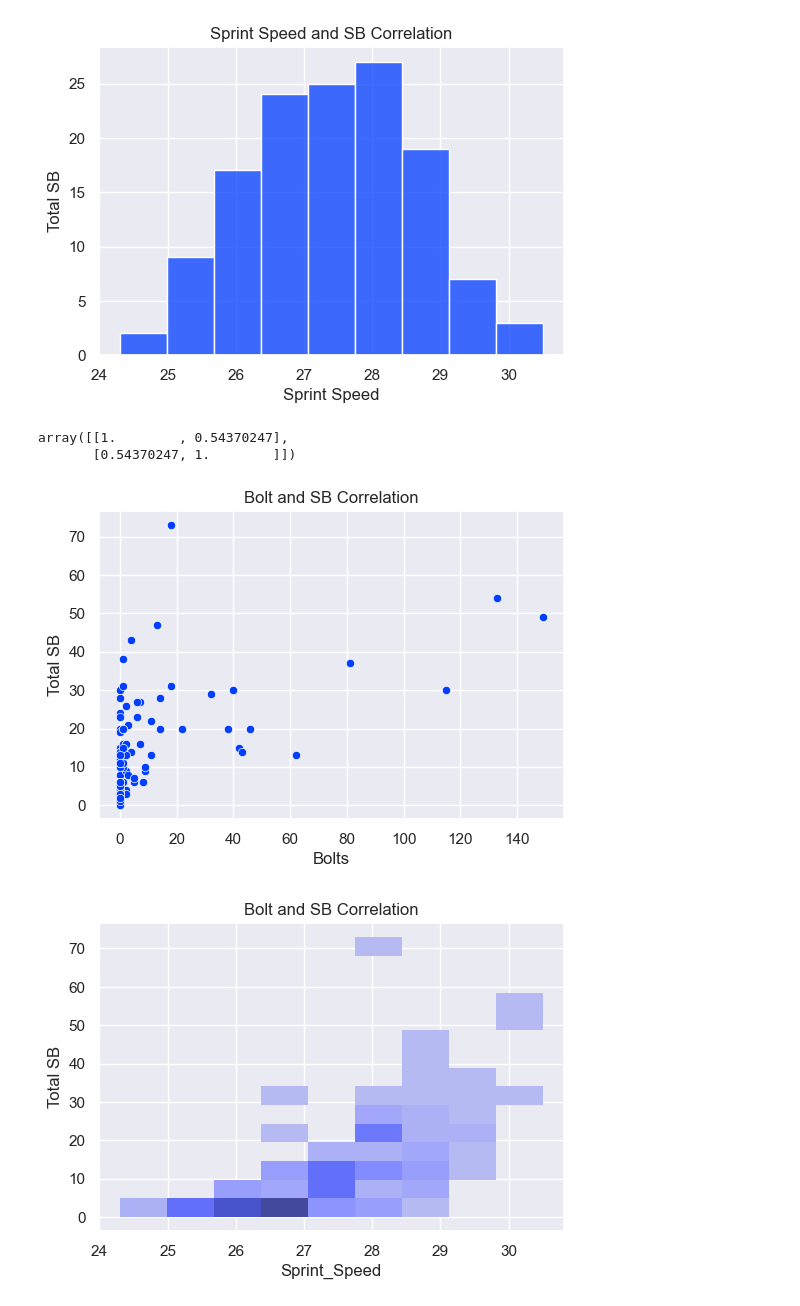
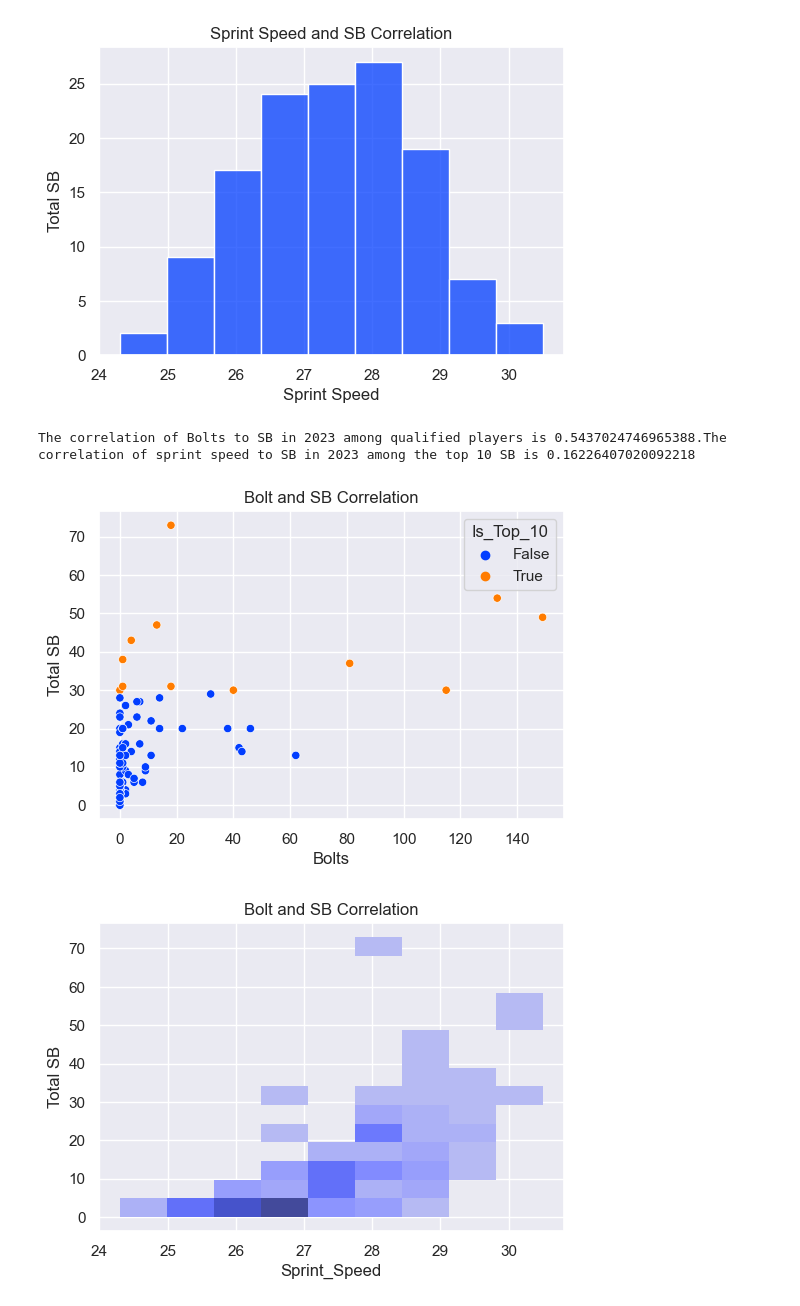
Before and after one commit to scarlettvalentin/mlb_stolen_bases, a Jupyter notebook: notebook.ipynb, the cells around one changed output. Saved outputs shown, nothing was run; the diff lists cells and outputs as text; code cells hidden in the pictures.

```diff
--- a/notebook.ipynb
+++ b/notebook.ipynb
@@ -347,16 +354,18 @@ ax.set_title('Sprint Speed and SB Correlation');
 # %% [output]
 [figure]
 # %%
-ax = sns.scatterplot(df_2023, x='N_Bolts', y='R_Total_Stolen_Base')
+ax = sns.scatterplot(df_2023, x='N_Bolts', y='R_Total_Stolen_Base', hue='Is_Top_10')
 ax.set_xlabel('Bolts')
 ax.set_ylabel('Total SB')
 ax.set_title('Bolt and SB Correlation');
-corr = np.corrcoef(df_2023['N_Bolts'], df_2023['R_Total_Stolen_Base'])
-corr
+corr_2023 = df_2023['N_Bolts'].corr(df_2023['R_Total_Stolen_Base'])
+corr_top_10 = top_10_sb['N_Bolts'].corr(top_10_sb['R_Total_Stolen_Base'])
+
+print(f'The correlation of Bolts to SB in 2023 among qualified players is {corr_2023}.\
+The correlation of sprint speed to SB in 2023 among the top 10 SB is {corr_top_10}')
 # %% [output]
-array([[1.        , 0.54370247],
-       [0.54370247, 1.        ]])
+The correlation of Bolts to SB in 2023 among qualified players is 0.5437024746965388.The correlation of sprint speed to SB in 2023 among the top 10 SB is 0.16226407020092218
-[figure, old version]
+[figure, new version]
 # %%
 ax = sns.histplot(df_2023, x='Sprint_Speed', y='R_Total_Stolen_Base')
 ax.set_xlabel('Sprint_Speed')
```
Also changed, not shown: parts of 7 cells of this notebook.
